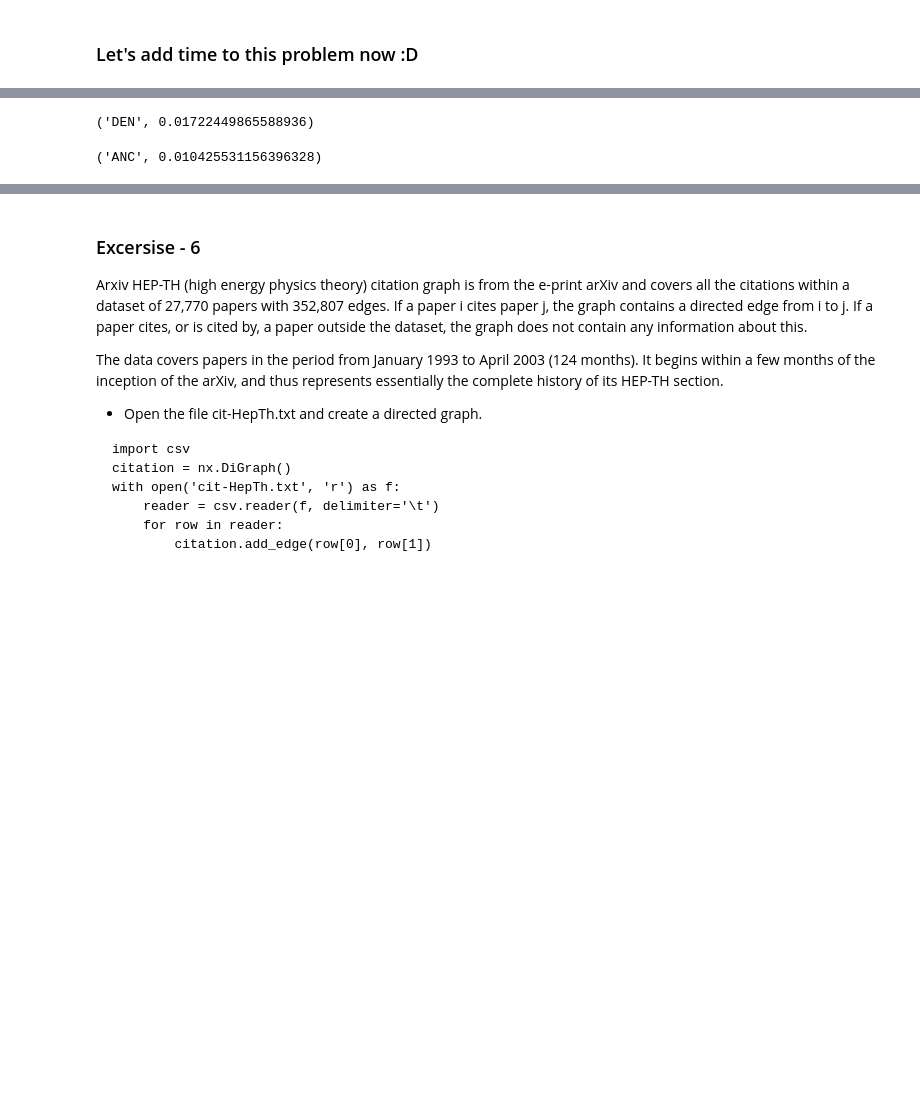
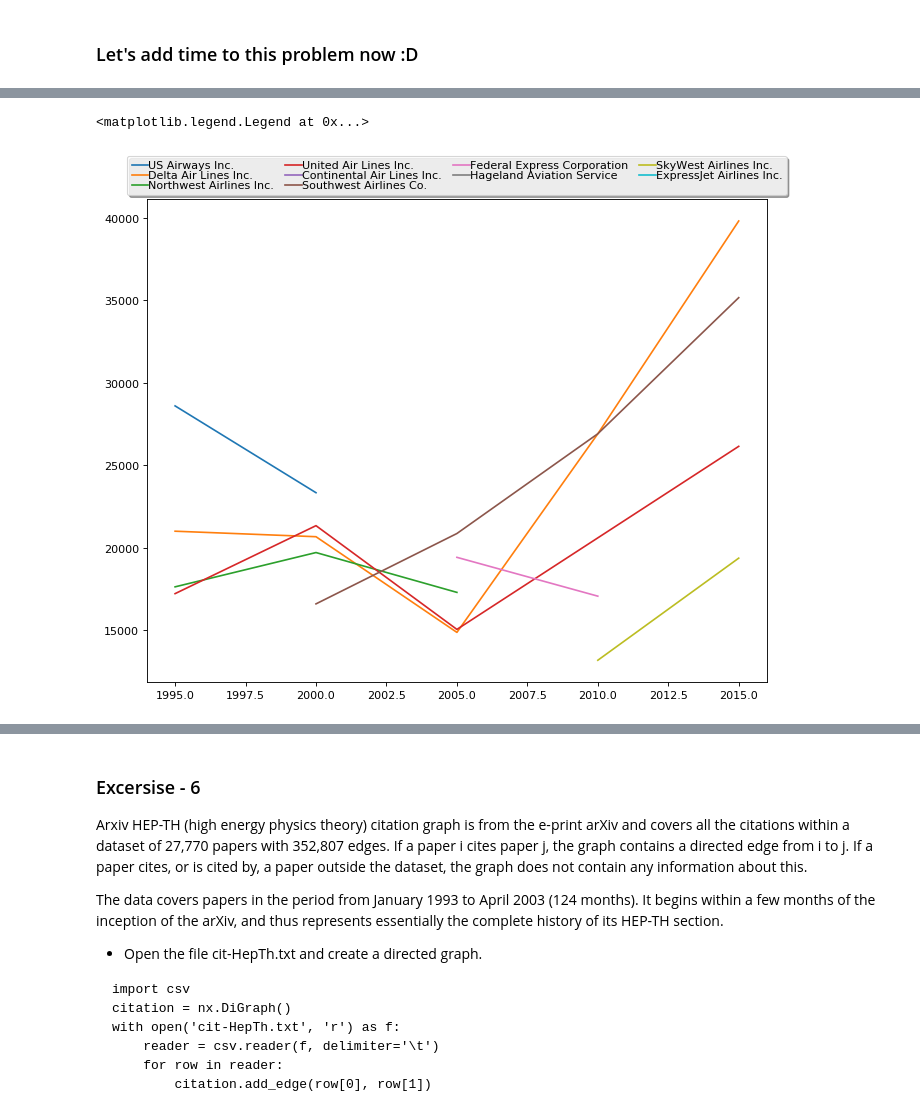
Before and after one commit to MridulS/pyconpl-2017-networkx, a Jupyter notebook: Slides.ipynb, the cells around one changed output, grey strips where cells are left out. Saved outputs shown, nothing was run; the diff lists cells and outputs as text; code cells hidden in the pictures; blank space fills up the shorter version.

```diff
--- a/Slides.ipynb
+++ b/Slides.ipynb
@@ -594,4 +643,0 @@ Wall time: 17.1 s
-# %%
-max(list(nx.pagerank(G_1995).items()), key=lambda x:x[1])
-# %% [output]
-('DEN', 0.01722449865588936)
@@ -603,4 +644,26 @@ for row in air_graph_2015.iterrows():
-# %%
-max(list(nx.pagerank(G_2015).items()), key=lambda x:x[1])
-# %% [output]
-('ANC', 0.010425531156396328)
+# %%
+airline = [(i, air_data[air_data.YEAR == i].UNIQUE_CARRIER_NAME.value_counts()[0:5].reset_index().rename(columns={0: 'Airline', 'UNIQUE_CARRIER_NAME': 'count'})) for i in [1995, 2000, 2005, 2010, 2015]]
+# %%
+d = {}
+for i, year in airline:
+    for row in year.iterrows():
+        if row[1][0] in d:
+            d[row[1][0]].append((i, row[1][1]))
+        else:
+            d[row[1][0]] = [(i, row[1][1])]
+# %%
+plt.figure(num=None, figsize=(10,8), dpi=80, facecolor='w', edgecolor='k')
+labels = []
+for i, j in d.items():
+    year = [k for k, l in j]
+    per = [l for k,l in j]
+    plt.plot(year, per)
+    labels.append(i)
+plt.legend(labels, ncol=4, loc='upper center',
+           bbox_to_anchor=[0.5, 1.1],
+           columnspacing=1.0, labelspacing=0.0,
+           handletextpad=0.0, handlelength=1.5,
+           fancybox=True, shadow=True)
+# %% [output]
+<matplotlib.legend.Legend at 0x...>
+[figure, added]
```
Also changed, not shown: parts of 25 cells of this notebook, 2 other files.
